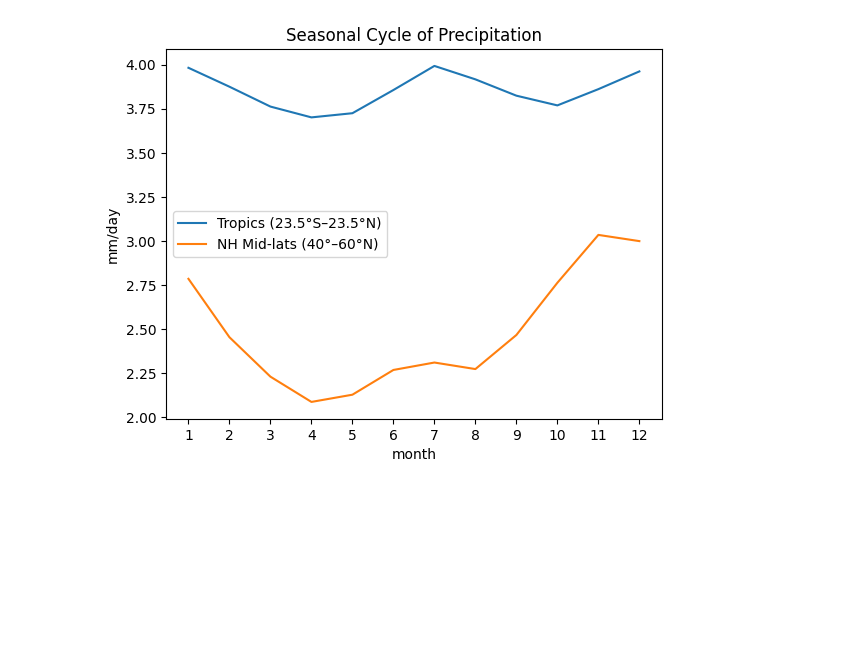
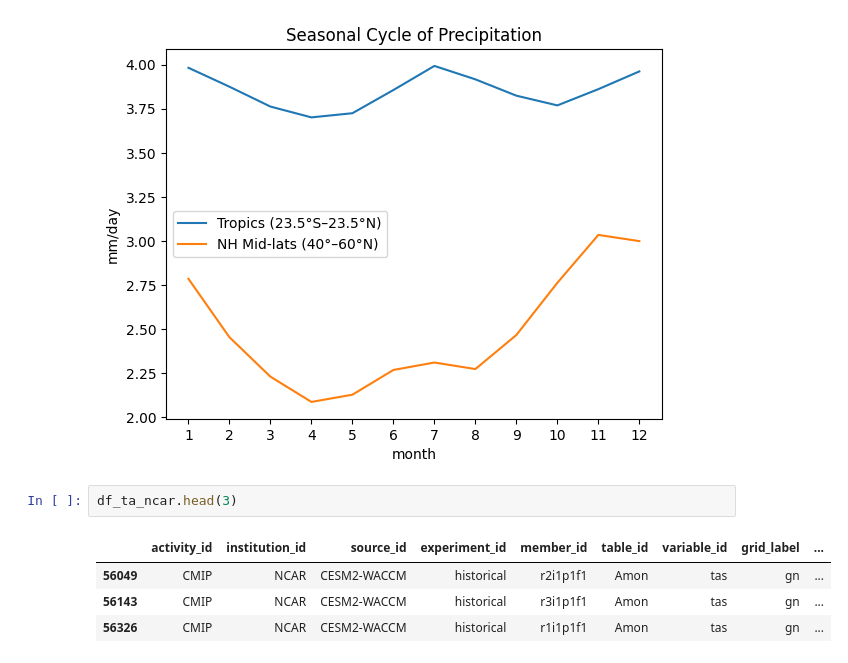
Before and after one commit to jocelynmiao/dsc106-proj, a Jupyter notebook: proj3/edaproj_3.ipynb, the cells around one changed output. Drawn from its saved outputs; the diff is of its cells as text; blank space fills up the shorter version.

```diff
--- a/proj3/edaproj_3.ipynb
+++ b/proj3/edaproj_3.ipynb
@@ -91,3 +102,10 @@ plt.xticks(range(1,13), range(1,13))
   Text(11, 0, '11'),
   Text(12, 0, '12')])
 [figure]
+# %%
+df_ta_ncar.head(3)
+# %% [output]
+|  | activity_id | institution_id | source_id | experiment_id | member_id | table_id | variable_id | grid_label | ... |
+| 56049 | CMIP | NCAR | CESM2-WACCM | historical | r2i1p1f1 | Amon | tas | gn | ... |
+| 56143 | CMIP | NCAR | CESM2-WACCM | historical | r3i1p1f1 | Amon | tas | gn | ... |
+| 56326 | CMIP | NCAR | CESM2-WACCM | historical | r1i1p1f1 | Amon | tas | gn | ... |
```
Also changed, not shown: parts of 4 cells of this notebook, 1 other file.
